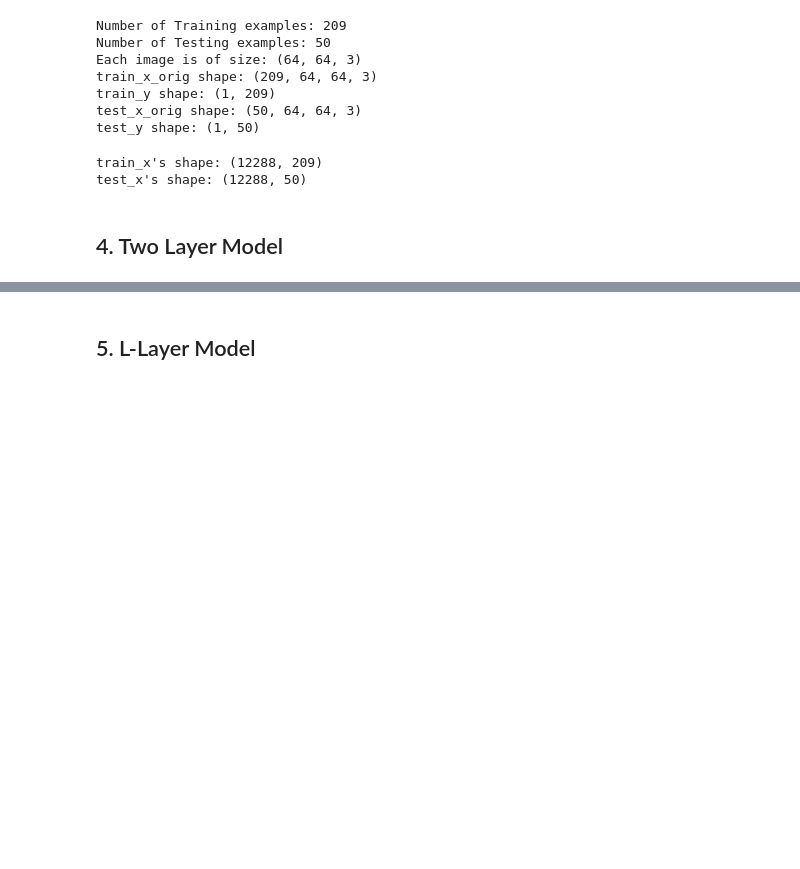
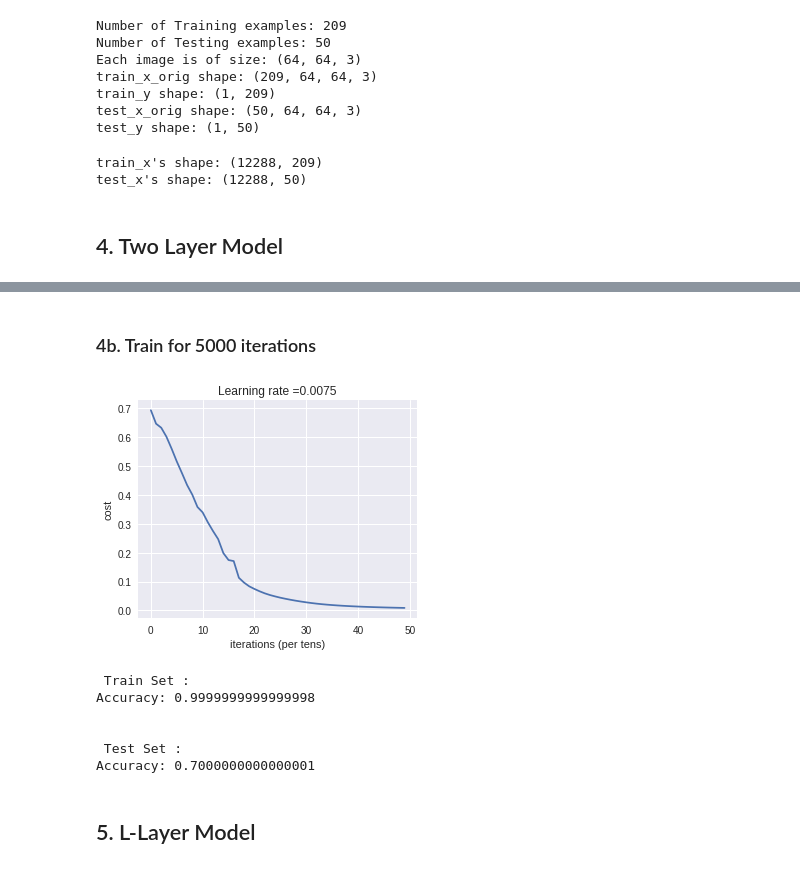
Before and after one commit to aakashchoubey/binary-image-classification-nn, a Jupyter notebook: cat-image-recognition.ipynb, the cells around one changed output, grey strips where cells are left out. Cells and saved outputs as stored; diff of their text form; code cells hidden in the pictures; blank space fills up the shorter version.

```diff
--- a/cat-image-recognition.ipynb
+++ b/cat-image-recognition.ipynb
@@ -227,3 +303,21 @@ Accuracy: 0.72
+# %% [markdown]
+### 4b. Train for 5000 iterations
+# %%
+### CONSTANTS DEFINING THE MODEL ####
+n_x = 12288     # num_px * num_px * 3
+n_h = 7
+n_y = 1
+layers_dims = (n_x, n_h, n_y)
+
+parameters = run_model_2layer(train_x, train_y, layers_dims = (n_x, n_h, n_y), num_iterations = 5000, print_cost=False)
+# %% [output]
+[figure, added]
+ Train Set :
+Accuracy: 0.9999999999999998
+
+
+ Test Set :
+Accuracy: 0.7000000000000001
 # %% [markdown]
 ## 5. L-Layer Model
 # %% [markdown]
```
Also changed, not shown: parts of 48 cells of this notebook, 10 other files.
